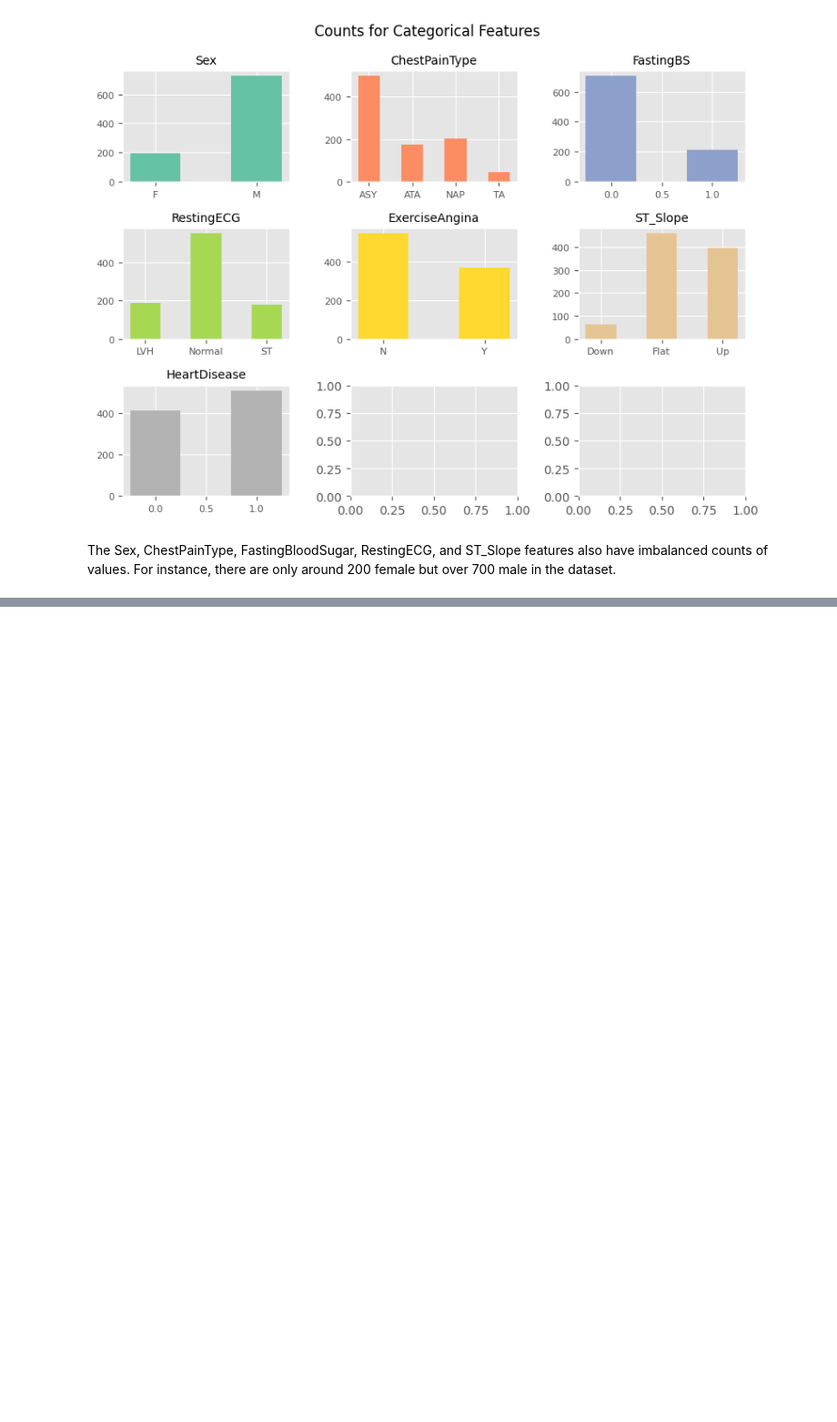
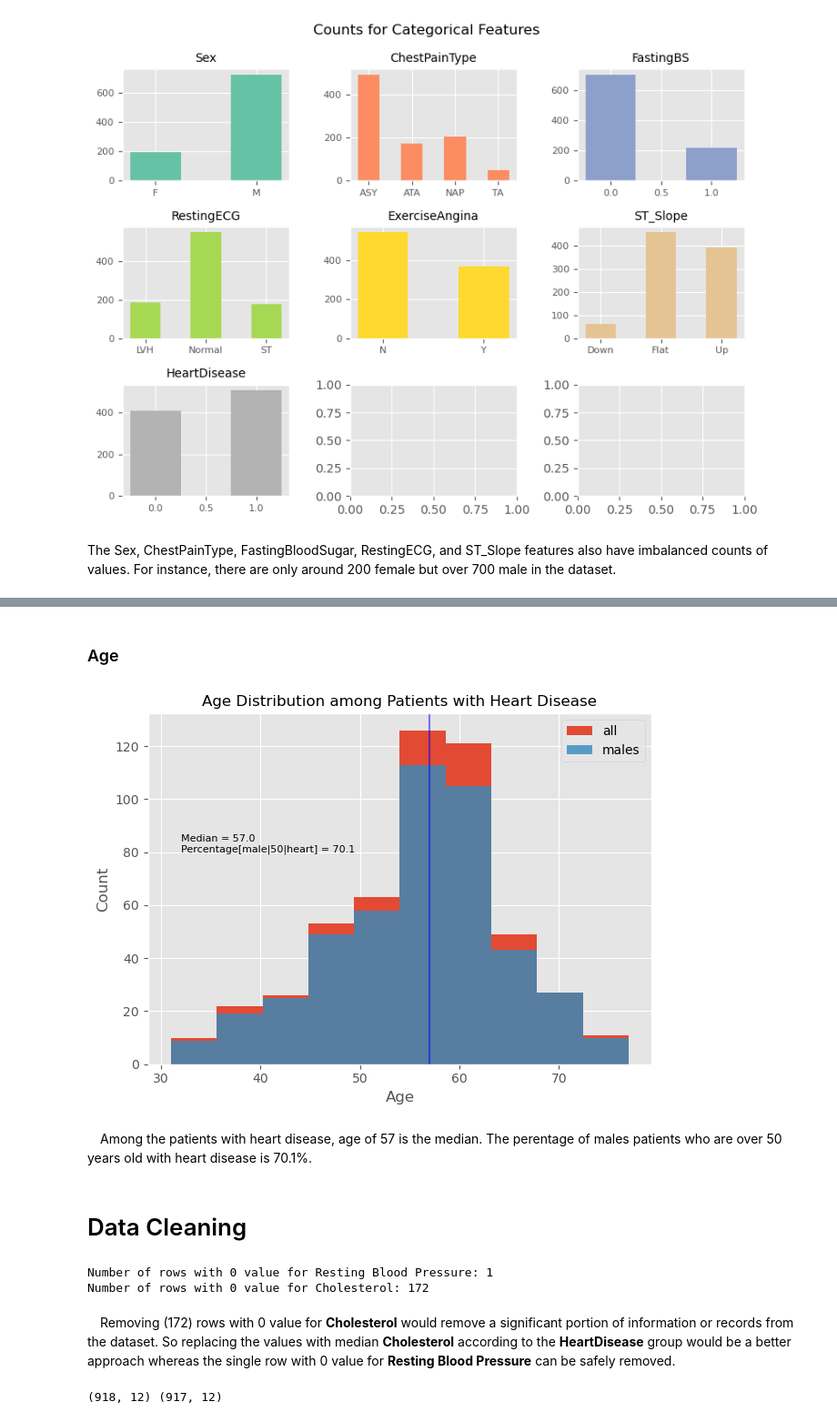
Before and after one commit to moscmh/heart_disease, a Jupyter notebook: heart.ipynb, the cells around one changed output, grey strips where cells are left out. Shown at 91% size. Cells and saved outputs as stored; diff of their text form; code cells hidden in the pictures; blank space fills up the shorter version.

Commit message:
Working on data selection.
Signed-off-by: Man Ho Cheung <mos.cheung.mh@gmail.com>

```diff
--- a/heart.ipynb
+++ b/heart.ipynb
@@ -116,0 +133,35 @@ array([0, 1, 2, 3, 4])
+# %% [markdown]
+### Age
+# %%
+age_heart = heart[heart['HeartDisease']==1]['Age']
+male_50_perc = round(100*len(heart.loc[(heart['HeartDisease']==1) & (heart['Sex']=='M') & (heart['Age']>=50)])/len(age_heart), 1)
+median_heart = age_heart.median()
+heart[heart['HeartDisease']==1]['Age'].hist(label='all')
+heart.loc[(heart['HeartDisease']==1) & (heart['Sex']=='M'),]['Age'].hist(alpha=.8, label='males')
+plt.axvline(median_heart, color='b', alpha=.5)
+plt.text(32, 80, f"Median = {median_heart:0.1f}\nPercentage[male|50|heart] = {male_50_perc}", fontsize=8)
+plt.xlabel("Age")
+plt.ylabel("Count")
+plt.title("Age Distribution among Patients with Heart Disease", fontsize=12)
+plt.legend()
+plt.tight_layout()
+plt.show()
+# %% [output]
+[figure, added]
+# %% [markdown]
+&emsp;Among the patients with heart disease, age of 57 is the median. The perentage of males patients who are over 50 years old with heart disease is 70.1%.
+# %% [markdown]
+# Data Cleaning
+# %%
+print("Number of rows with 0 value for Resting Blood Pressure:", len(heart[heart['RestingBP']==0]))
+print("Number of rows with 0 value for Cholesterol:", len(heart[heart['Cholesterol']==0]))
+# %% [output]
+Number of rows with 0 value for Resting Blood Pressure: 1
+Number of rows with 0 value for Cholesterol: 172
+# %% [markdown]
+&emsp;Removing (172) rows with 0 value for **Cholesterol** would remove a significant portion of information or records from the dataset. So replacing the values with median **Cholesterol** according to the **HeartDisease** group would be a better approach whereas the single row with 0 value for **Resting Blood Pressure** can be safely removed.
+# %%
+h1 = heart.drop(index=list(heart[heart['RestingBP']==0].index))
+print(heart.shape, h1.shape)
+# %% [output]
+(918, 12) (917, 12)
```
Also changed, not shown: parts of 12 cells of this notebook.
